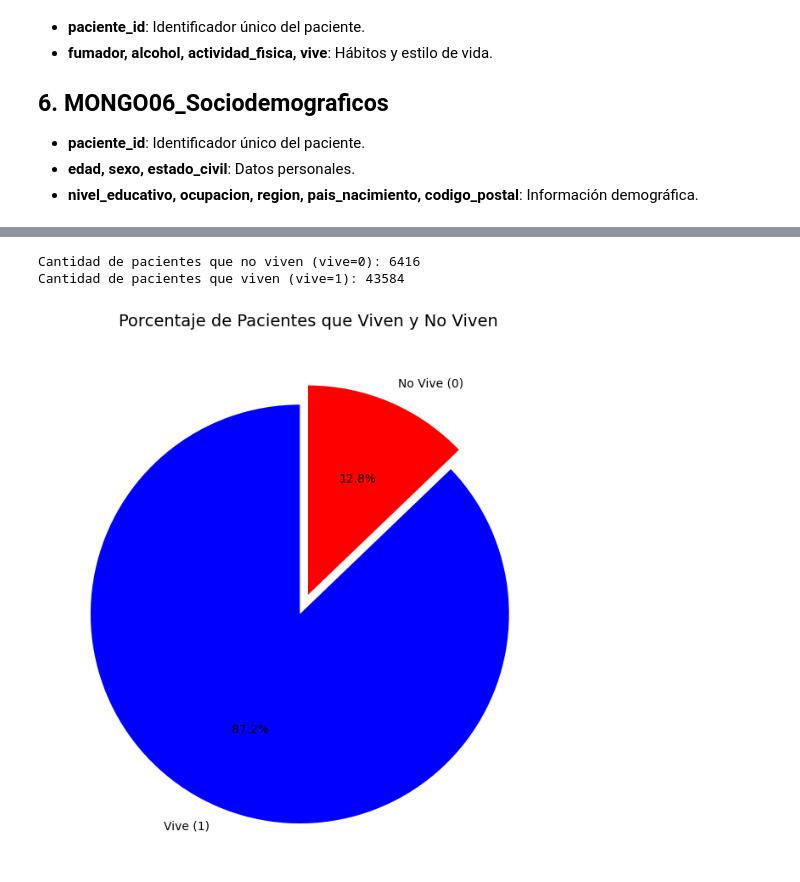
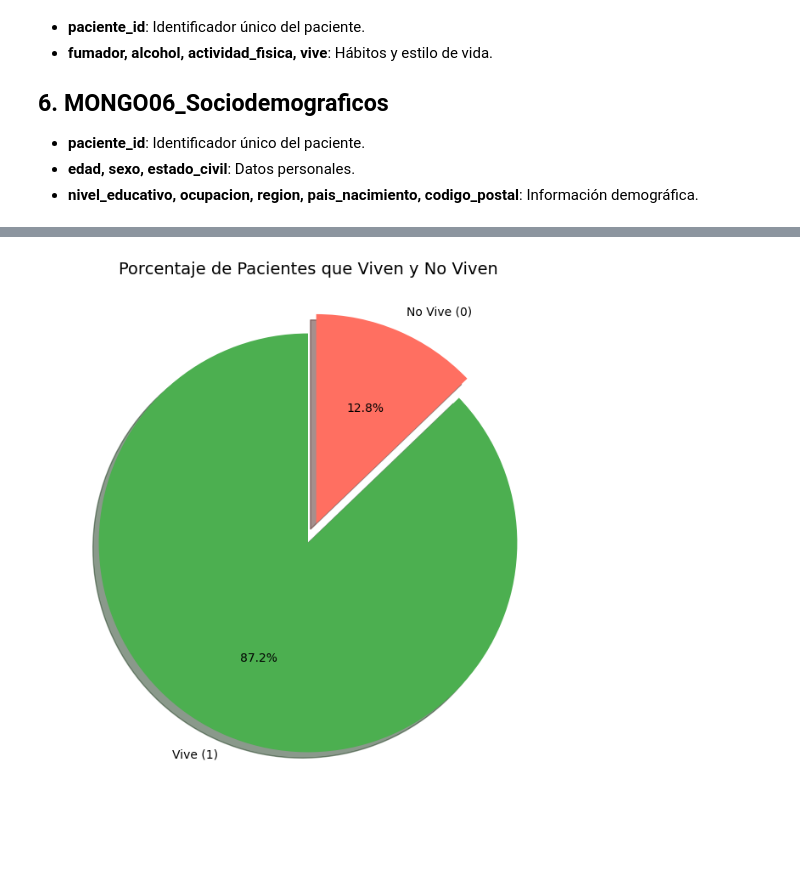
Before and after one commit to josean9/IA-Casos, a Jupyter notebook: notebooks/notebook1_eda.ipynb, the cells around one changed output, grey strips where cells are left out. Cells and saved outputs as stored; diff of their text form; code cells hidden in the pictures; blank space fills up the shorter version.

```diff
--- a/notebooks/notebook1_eda.ipynb
+++ b/notebooks/notebook1_eda.ipynb
@@ -40,7 +41,7 @@ pd.set_option('display.max_columns', None)  # Mostrar todas las columnas en la s
 ruta_archivo = r"..\csv\raw\Csv_Todas_Columnas.csv"
 
 # Cargar el archivo CSV en un DataFrame
-df = pd.read_csv(ruta_archivo)
+df = pd.read_csv(ruta_archivo, decimal=',', index_col=0)
 
 # Mostrar las primeras filas para comprobar
 df.head()
@@ -54,22 +55,0 @@ df.head()
-# %%
-# Convertir las columnas numéricas a tipo float
-columnas_numericas = ['glucosa', 'colesterol', 'trigliceridos', 'hemoglobina', 'leucocitos', 'plaquetas', ]
-df[columnas_numericas] = df[columnas_numericas].replace(',', '.', regex=True).astype(float)
-
-# Asegurarse de que la columna 'vive' sea numérica
-df['vive'] = df['vive'].astype(int)
-
-# Calcular los promedios por grupo (vive = 0 o 1)
-promedios_vive = df.groupby('vive')[columnas_numericas].mean()
-
-# Crear la gráfica
-plt.figure(figsize=(10, 6))
-colors = ['red', 'blue']  # Rojo para vive=0, Azul para vive=1
-promedios_vive.T.plot(kind='bar', color=colors, edgecolor='black', figsize=(10, 6))
-plt.title('Promedios de las Columnas Numéricas por Estado de Vive', fontsize=14)
-plt.ylabel('Promedio', fontsize=12)
-plt.xlabel('Columnas', fontsize=12)
-plt.xticks(rotation=45)
-plt.legend(['No Vive (0)', 'Vive (1)'], title='Estado de Vive')
-plt.grid(axis='y', linestyle='--', alpha=0.7)
-plt.show()
@@ -121,28 +56,22 @@ plt.show()
-# %%
-# Contar cuántas veces se repite cada valor en la columna 'vive'
-conteo_vive = df['vive'].value_counts()
-
-# Mostrar los resultados
-print("Cantidad de pacientes que no viven (vive=0):", conteo_vive.get(0, 0))
-print("Cantidad de pacientes que viven (vive=1):", conteo_vive.get(1, 0))
-# %% [output]
-Cantidad de pacientes que no viven (vive=0): 6416
-Cantidad de pacientes que viven (vive=1): 43584
 # %%
 # Calcular los porcentajes de vive (0 y 1)
 porcentajes_vive = df['vive'].value_counts(normalize=True) * 100
 
-# Crear el gráfico de pastel
+# Colores personalizados más suaves
+colores_bonitos = ['#4CAF50', '#FF6F61']  # Verde y rojo suave
+
+# Crear gráfico de pastel
 plt.figure(figsize=(8, 8))
 plt.pie(
     porcentajes_vive,
     labels=['Vive (1)', 'No Vive (0)'],
     autopct='%1.1f%%',
     startangle=90,
-    colors=['blue', 'red'],
-    explode=(0.1, 0)  # Resaltar la porción de "No Vive"
+    colors=colores_bonitos,
+    explode=(0, 0.1),  # Resaltar "No Vive"
+    shadow=True
 )
 plt.title('Porcentaje de Pacientes que Viven y No Viven', fontsize=14)
 plt.show()
 # %% [output]
-[figure, old version]
+[figure, new version]
```
Also changed, not shown: parts of 12 cells of this notebook, 1 other file.
